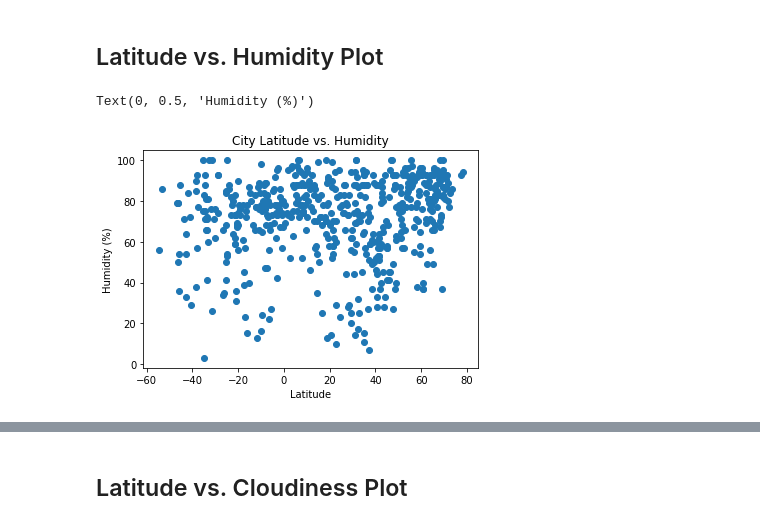
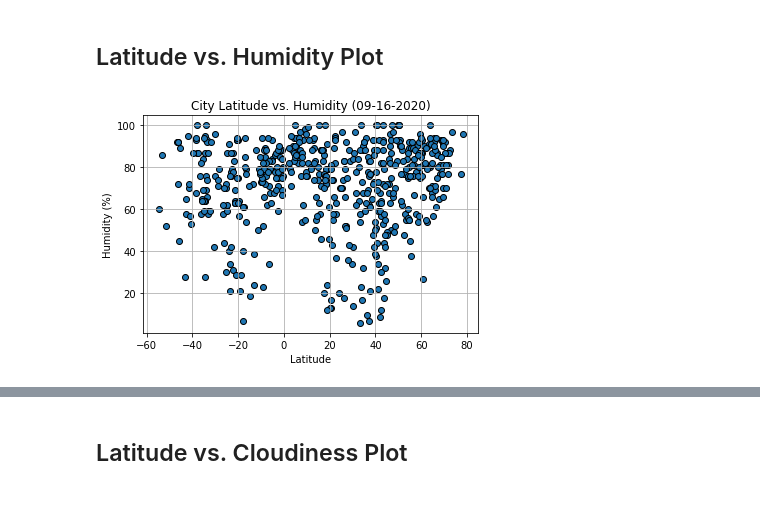
Before and after one commit to jinahporter/Python-API-challenge2, a Jupyter notebook: WeatherPy.ipynb, the cells around one changed output, grey strips where cells are left out. Drawn from its saved outputs; the diff is of its cells as text; code cells hidden in the pictures.

```diff
--- a/WeatherPy.ipynb
+++ b/WeatherPy.ipynb
@@ -217,10 +201,13 @@ Text(0, 0.5, 'Max Temperature (F)')
 # %% [markdown]
 ## Latitude vs. Humidity Plot
 # %%
-plt.scatter(df["Lat"], df["Humidity"])
-plt.title("City Latitude vs. Humidity")
+plt.scatter(df["Lat"], df["Humidity"], marker="o", edgecolor='black')
+plt.title(f"City Latitude vs. Humidity ({datetime.date.today().strftime('%m-%d-%Y')})")
 plt.xlabel("Latitude")
 plt.ylabel("Humidity (%)")
+plt.grid(True)
+
+plt.savefig("Humidity Plot")
+plt.show()
 # %% [output]
-Text(0, 0.5, 'Humidity (%)')
-[figure, old version]
+[figure, new version]
```
Also changed, not shown: parts of 32 cells of this notebook, 15 other files.
